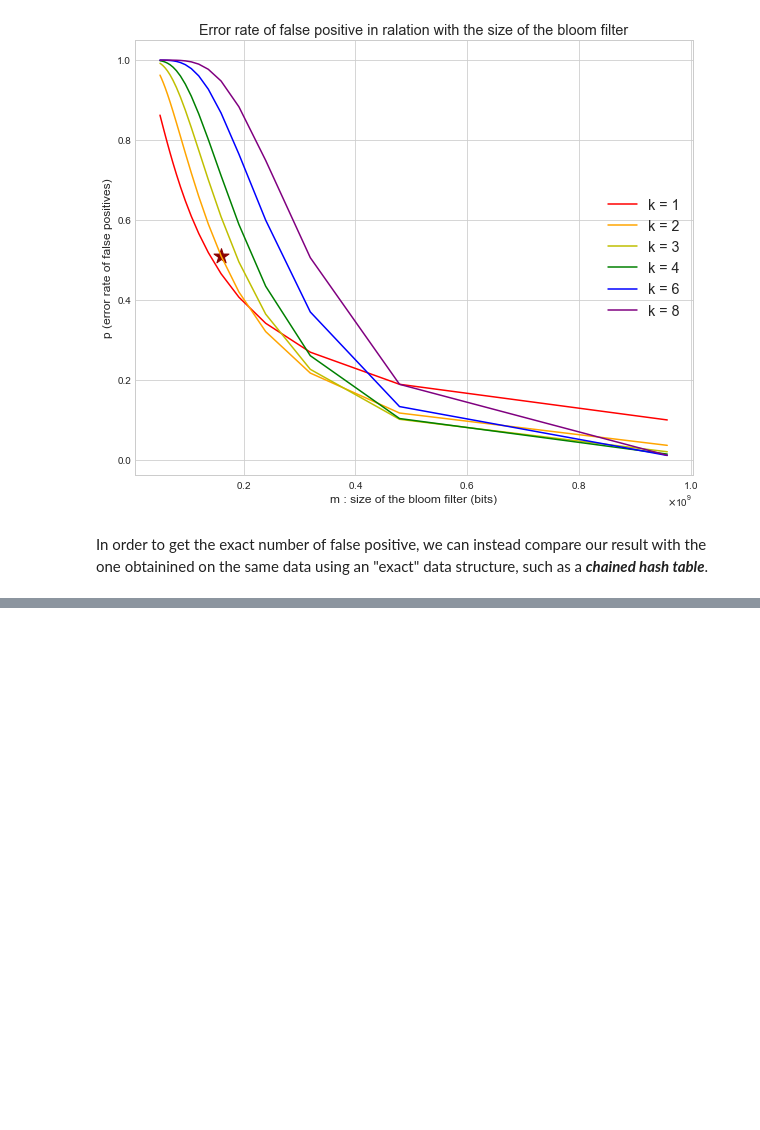
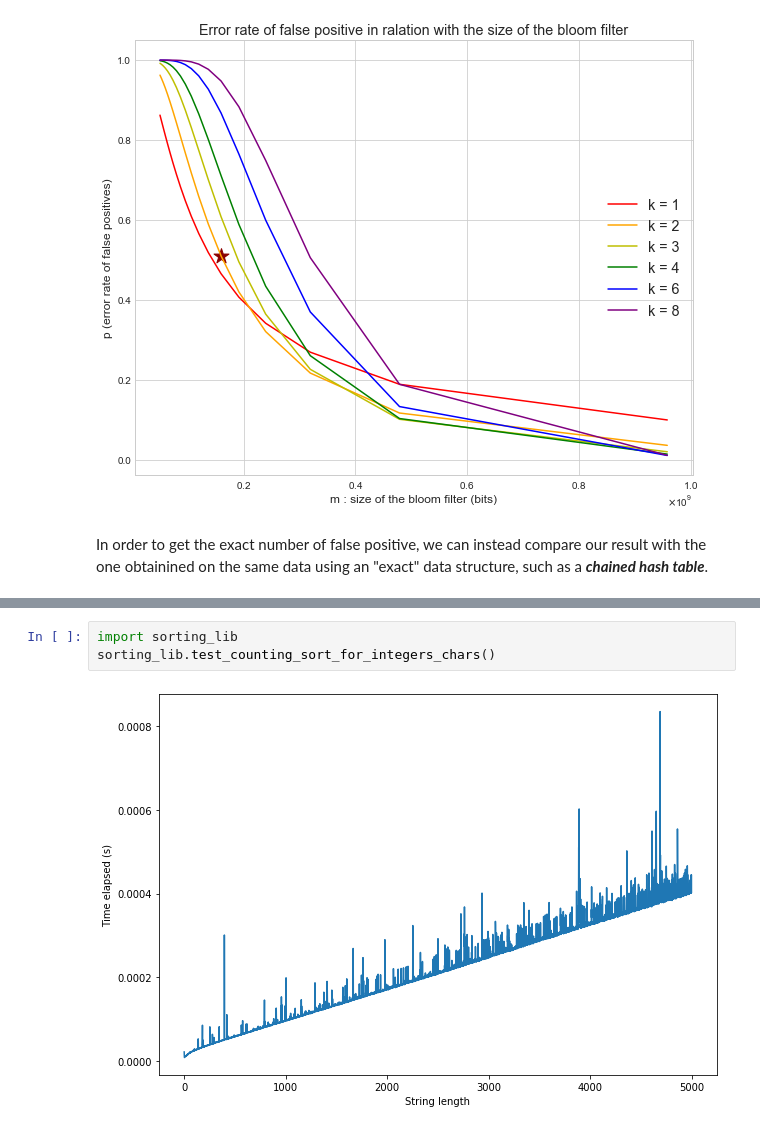
Before and after one commit to muscasmarco/ADM-HW4, a Jupyter notebook: main.ipynb, the cells around one changed output, grey strips where cells are left out. Drawn from its saved outputs; the diff is of its cells as text; blank space fills up the shorter version.

```diff
--- a/main.ipynb
+++ b/main.ipynb
@@ -122,0 +162,5 @@ In order to get the exact number of false positive, we can instead compare our r
+# %%
+import sorting_lib
+sorting_lib.test_counting_sort_for_integers_chars()
+# %% [output]
+[figure, added]
```
Also changed, not shown: parts of 2 cells of this notebook, 1 other file.
